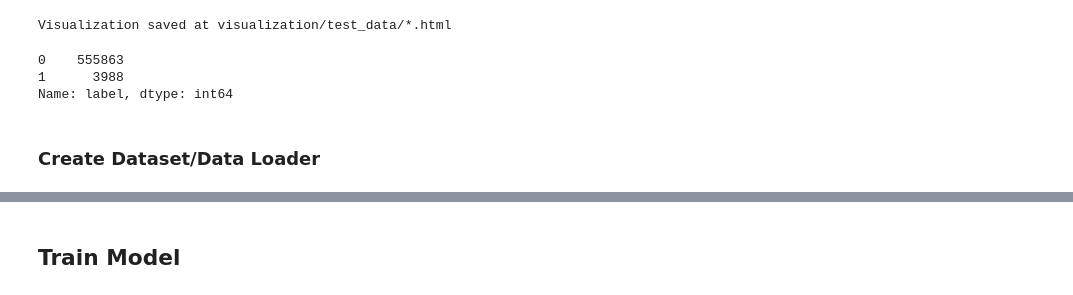
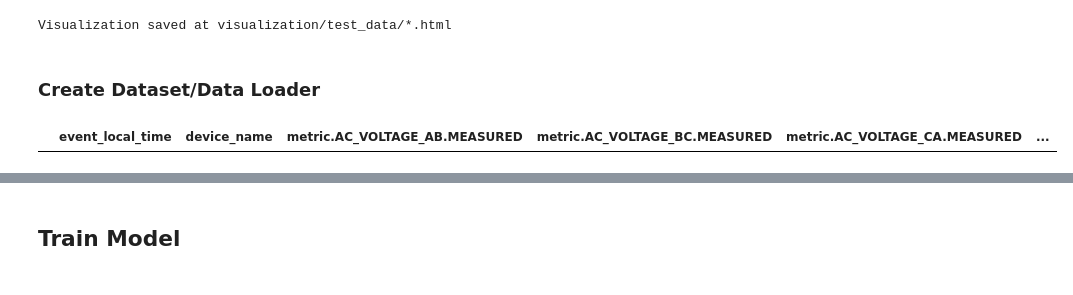
Before and after one commit to libao3128/predictive_maintenance, a Jupyter notebook: train_model_local.ipynb, the cells around one changed output, grey strips where cells are left out. Drawn from its saved outputs; the diff is of its cells as text; code cells hidden in the pictures.

```diff
--- a/train_model_local.ipynb
+++ b/train_model_local.ipynb
@@ -156,0 +120,4 @@ imputed_df
+# %%
+print("inverter_data shape:", downsampled_data.shape)
+downsampled_data = exclude_periods_from_data(downsampled_data, exclude_periods)
+print("Excluded data shape:", downsampled_data.shape)
@@ -211,17 +191,15 @@ if performe_visualization:
 Visualization saved at visualization/train_data/*.html
 Visualization saved at visualization/val_data/*.html
 Visualization saved at visualization/test_data/*.html
-# %%
-train_df['label'].value_counts()
-# %% [output]
-0    555863
-1      3988
-Name: label, dtype: int64
 # %% [markdown]
 ### Create Dataset/Data Loader
 # %%
 stride = 1
 window_size = 2*24*7 # 30 minutes * 24 * 7 = 1 week
+# %%
+train_df[train_df.isna().any(axis=1)]
+# %% [output]
+|  | event_local_time | device_name | metric.AC_VOLTAGE_AB.MEASURED | metric.AC_VOLTAGE_BC.MEASURED | metric.AC_VOLTAGE_CA.MEASURED | ... |
 # %%
 positive_train_ds = PositiveInverterTimeSeriesDataset.from_dataframe(train_df, extended_feature_cols, window_size=window_size, stride=1)
 negative_train_ds = NegativeInverterTimeSeriesDataset.from_dataframe(train_df, extended_feature_cols, window_size=window_size, stride=1)
```
Also changed, not shown: parts of 32 cells of this notebook, 16 other files.
